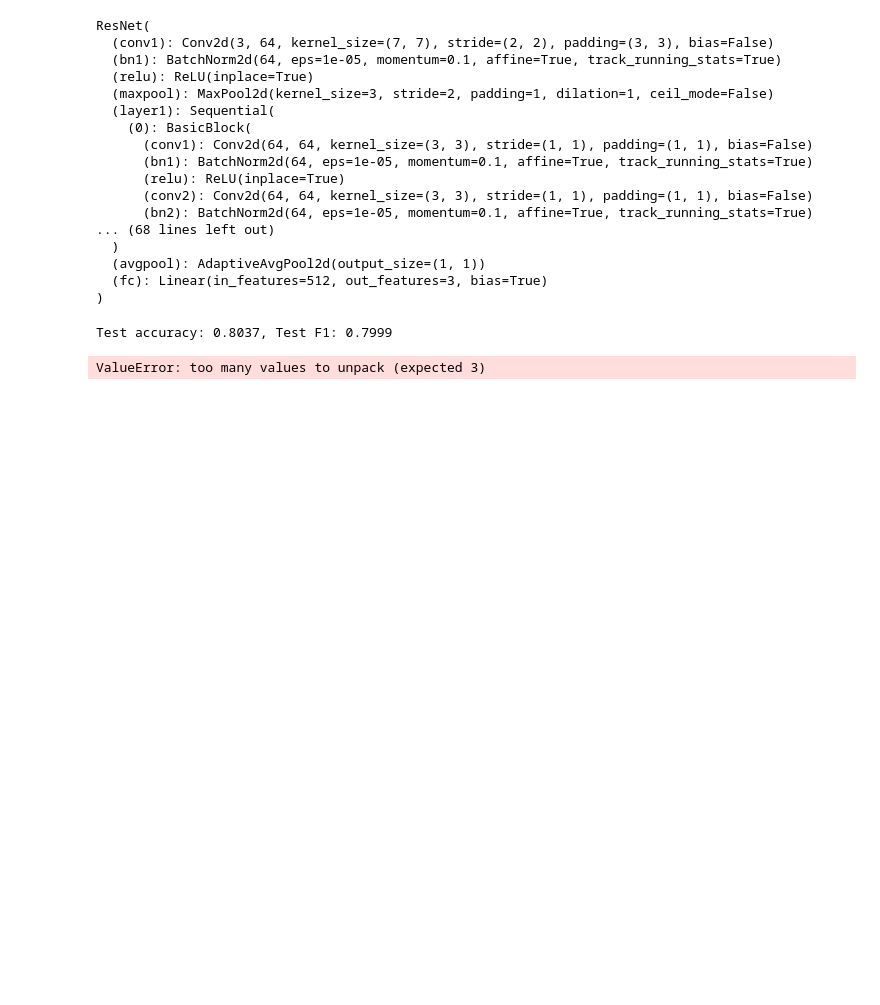
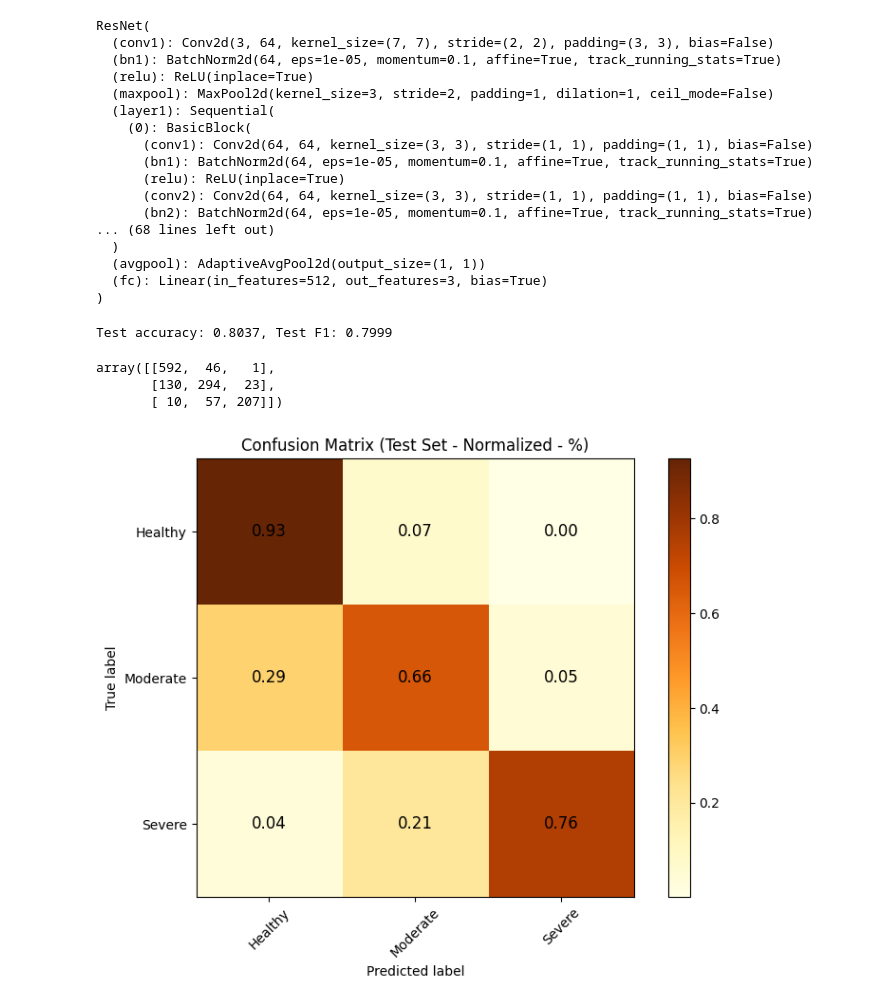
Before and after one commit to siddhant-rajhans/Osteoarthritis_prediction_with_Severity_Grading, a Jupyter notebook: Osteoarthritis.ipynb, the cells around one changed output. Drawn from its saved outputs; the diff is of its cells as text; code cells hidden in the pictures; blank space fills up the shorter version.

Commit message:
Viewed confusion matrix- using loaded model - by best_params

```diff
--- a/Osteoarthritis.ipynb
+++ b/Osteoarthritis.ipynb
@@ -328,22 +326,3 @@ test_loss, test_acc, test_f1, test_losses, test_true_labels, test_preds, test_cm
 print(f'Test accuracy: {test_acc:.4f}, Test F1: {test_f1:.4f}')
 # %% [output]
 Test accuracy: 0.8037, Test F1: 0.7999
-# %%
-# Import necessary libraries
-from sklearn.metrics import confusion_matrix
-
-# Get predictions and true labels from the `validate_model` function output
-_, true_labels, preds = test_losses
-
-# Calculate confusion matrix
-cm = confusion_matrix(true_labels, preds)
-
-# Print the confusion matrix
-print("Confusion Matrix:")
-print(cm)
-
-# (Optional) Plot the confusion matrix using libraries like seaborn or matplotlib
-sns.heatmap(cm, annot=True, fmt='d')  # Using seaborn for heatmap visualization
-plt.show()
-# %% [output]
-ValueError: too many values to unpack (expected 3)
@@ -349,0 +365,18 @@ ValueError: too many values to unpack (expected 3)
+# %%
+test_cm
+# %% [output]
+array([[592,  46,   1],
+       [130, 294,  23],
+       [ 10,  57, 207]])
+# %%
+# Grade labels (assuming 3 classes based on test_cm dimensions)
+grade_labels = ["Healthy", "Moderate", "Severe"]
+
+# Calculate overall accuracy
+accuracy = (np.trace(test_cm) / test_cm.sum()) * 100
+# %%
+
+# Plot heatmap with normalization (showing proportions)
+plot_confusion_matrix(test_cm.copy(), grade_labels.copy(), "Confusion Matrix (Test Set - Normalized - %)", normalize=True)
+# %% [output]
+[figure, added]
```
Also changed, not shown: parts of 4 cells of this notebook.
